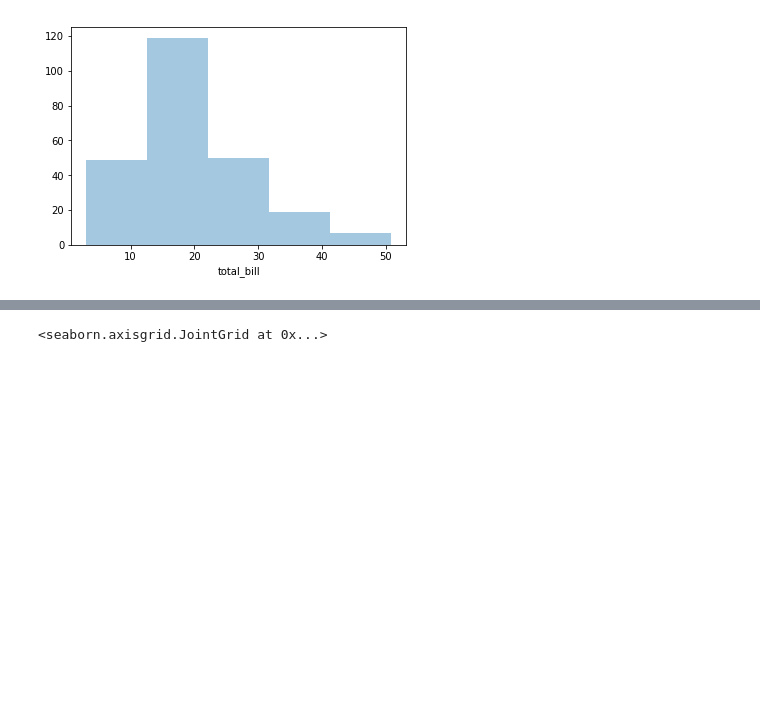
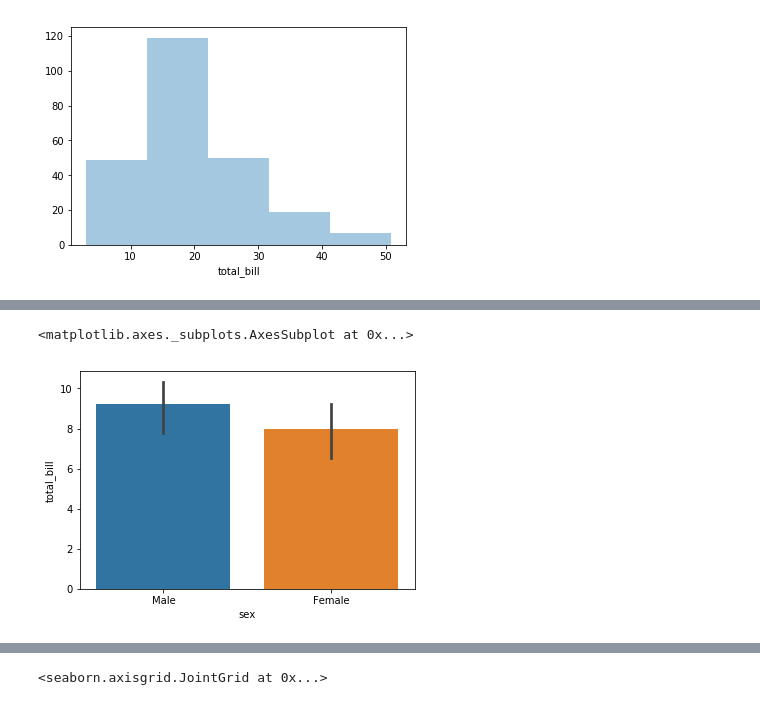
Before and after one commit to thbighead/jupyter-studies, a Jupyter notebook: Aprendizados Python Scientist.ipynb, the cells around one changed output, grey strips where cells are left out. Saved outputs shown, nothing was run; the diff lists cells and outputs as text; code cells hidden in the pictures; blank space fills up the shorter version.

```diff
--- a/Aprendizados Python Scientist.ipynb
+++ b/Aprendizados Python Scientist.ipynb
@@ -1962,0 +2001,6 @@ sns.distplot(tips['total_bill'], kde=False, bins=5)
+# %%
+# É eu vou ter um desvio padrão dos desvios padrões. Não faz sentido, é só um exemplo.
+sns.barplot(x='sex',y='total_bill',data=tips,estimator=np.std)
+# %% [output]
+<matplotlib.axes._subplots.AxesSubplot at 0x...>
+[figure, added]
```
Also changed, not shown: parts of 130 cells of this notebook, 2 other files.
